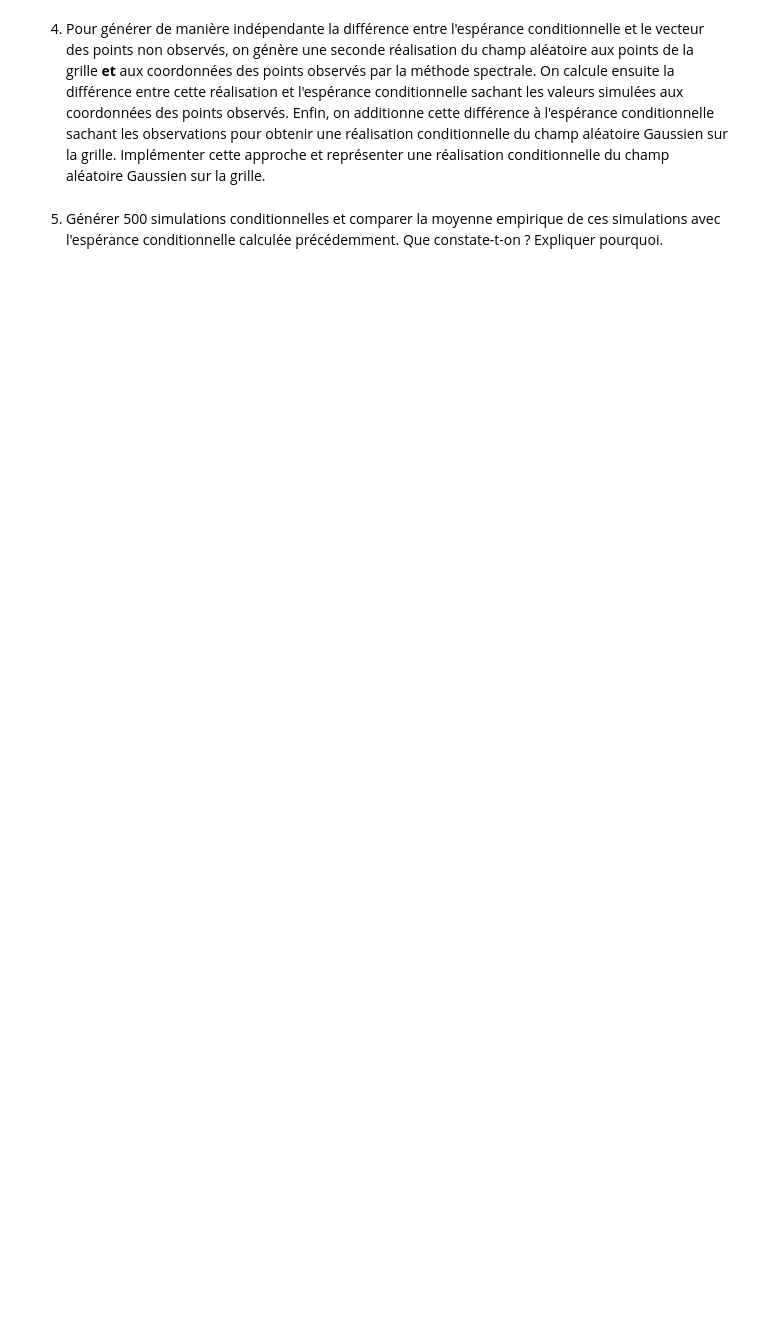
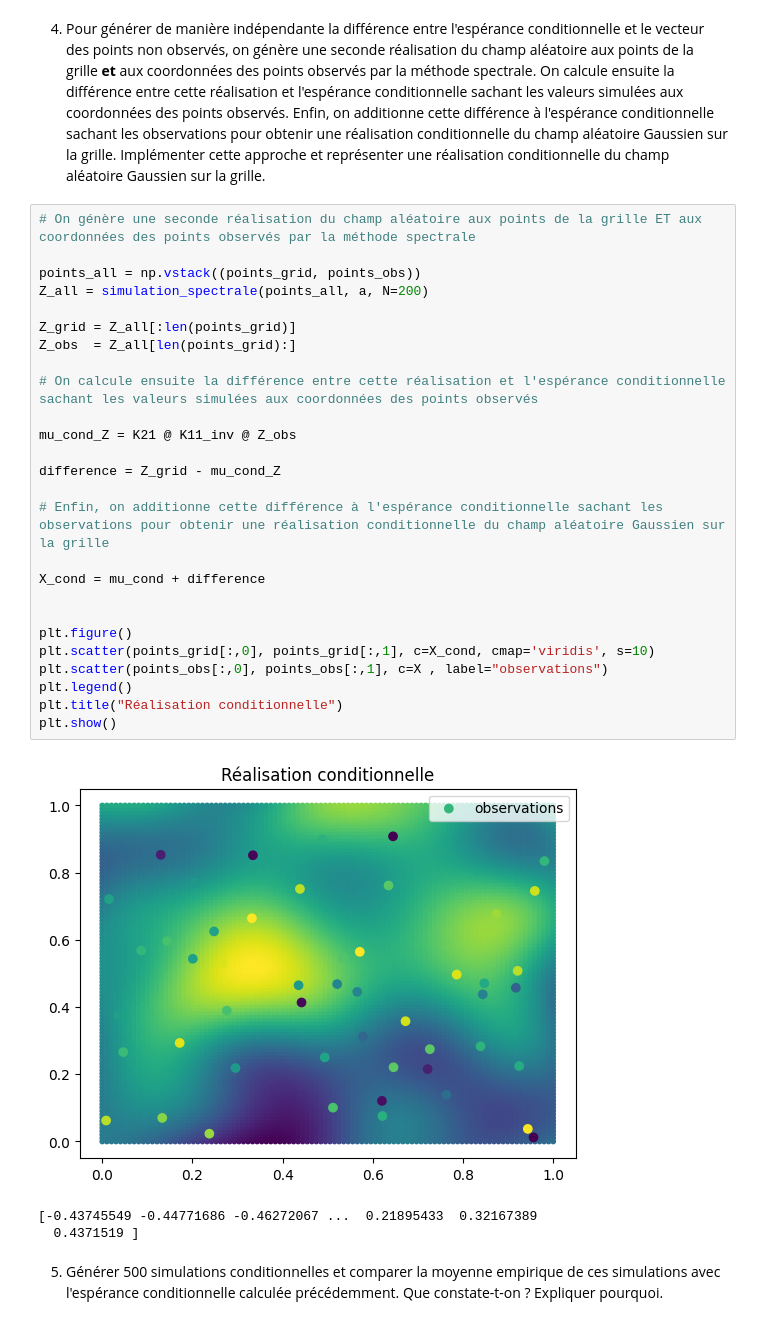
Before and after one commit to erhel-czc/projet-probabilites, a Jupyter notebook: Projet Probabilités.ipynb, the cells around one changed output. Saved outputs shown, nothing was run; the diff lists cells and outputs as text; blank space fills up the shorter version.

```diff
--- a/Projet Probabilités.ipynb
+++ b/Projet Probabilités.ipynb
@@ -447,4 +444,34 @@ plt.show()
 # %% [markdown]
 4. Pour générer de manière indépendante la différence entre l'espérance conditionnelle et le vecteur des points non observés, on génère une seconde réalisation du champ aléatoire aux points de la grille **et** aux coordonnées des points observés par la méthode spectrale. On calcule ensuite la différence entre cette réalisation et l'espérance conditionnelle sachant les valeurs simulées aux coordonnées des points observés. Enfin, on additionne cette différence à l'espérance conditionnelle sachant les observations pour obtenir une réalisation conditionnelle du champ aléatoire Gaussien sur la grille. Implémenter cette approche et représenter une réalisation conditionnelle du champ aléatoire Gaussien sur la grille.
+# %%
+# On génère une seconde réalisation du champ aléatoire aux points de la grille ET aux coordonnées des points observés par la méthode spectrale
+
+points_all = np.vstack((points_grid, points_obs))
+Z_all = simulation_spectrale(points_all, a, N=200)
+
+Z_grid = Z_all[:len(points_grid)]
+Z_obs  = Z_all[len(points_grid):]
+
+# On calcule ensuite la différence entre cette réalisation et l'espérance conditionnelle sachant les valeurs simulées aux coordonnées des points observés
+
+mu_cond_Z = K21 @ K11_inv @ Z_obs
+
+difference = Z_grid - mu_cond_Z
+
+# Enfin, on additionne cette différence à l'espérance conditionnelle sachant les observations pour obtenir une réalisation conditionnelle du champ aléatoire Gaussien sur la grille
+
+X_cond = mu_cond + difference
+
+
+plt.figure()
+plt.scatter(points_grid[:,0], points_grid[:,1], c=X_cond, cmap='viridis', s=10)
+plt.scatter(points_obs[:,0], points_obs[:,1], c=X , label="observations")
+plt.legend()
+plt.title("Réalisation conditionnelle")
+plt.show()
+# %% [output]
+[figure, added]
+[-0.43745549 -0.44771686 -0.46272067 ...  0.21895433  0.32167389
+  0.4371519 ]
 # %% [markdown]
 5. Générer 500 simulations conditionnelles et comparer la moyenne empirique de ces simulations avec l'espérance conditionnelle calculée précédemment. Que constate-t-on ? Expliquer pourquoi.
```
Also changed, not shown: parts of 5 cells of this notebook.
